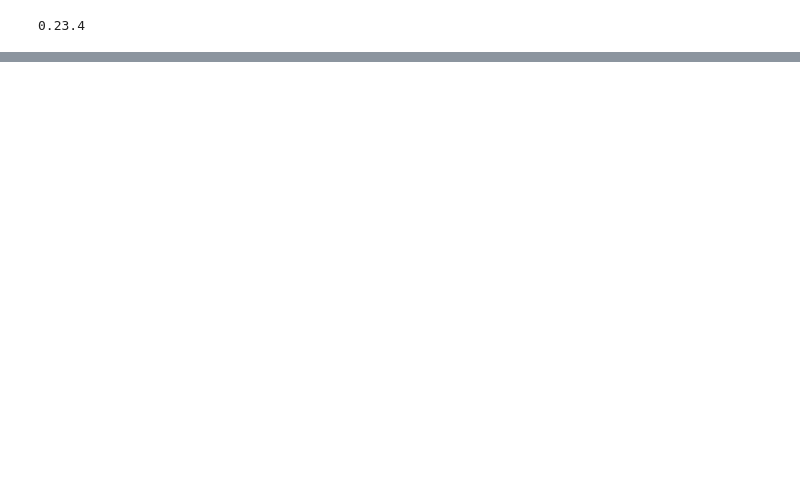
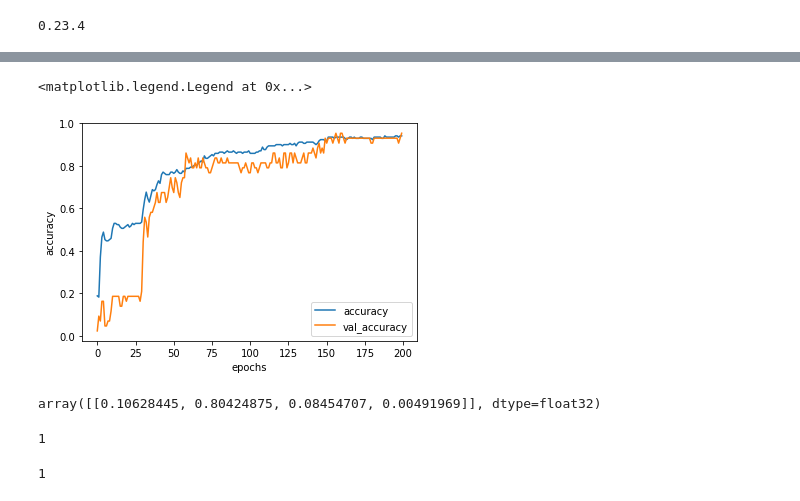
Before and after one commit to DJCordhose/ux-by-tfjs, a Jupyter notebook: notebooks/rnn-model.ipynb, the cells around one changed output, grey strips where cells are left out. Saved outputs shown, nothing was run; the diff lists cells and outputs as text; code cells hidden in the pictures; blank space fills up the shorter version.

```diff
--- a/notebooks/rnn-model.ipynb
+++ b/notebooks/rnn-model.ipynb
@@ -66,0 +168,23 @@ df[0]
+# %%
+plt.ylabel('accuracy')
+plt.xlabel('epochs')
+
+plt.plot(history.history['accuracy'])
+plt.plot(history.history['val_accuracy'])
+
+plt.legend(['accuracy', 'val_accuracy'])
+# %% [output]
+<matplotlib.legend.Legend at 0x...>
+[figure, added]
+# %%
+model.predict([[X[0]]])
+# %% [output]
+array([[0.10628445, 0.80424875, 0.08454707, 0.00491969]], dtype=float32)
+# %%
+model.predict([[X[0]]]).argmax()
+# %% [output]
+1
+# %%
+y[0]
+# %% [output]
+1
```
Also changed, not shown: parts of 16 cells of this notebook, 7 other files.
